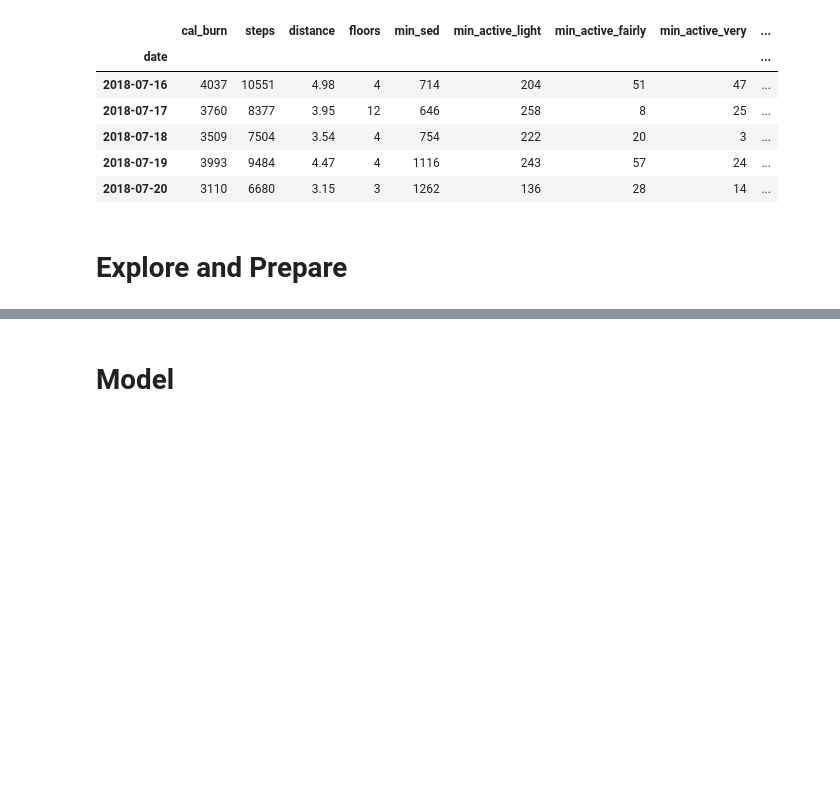
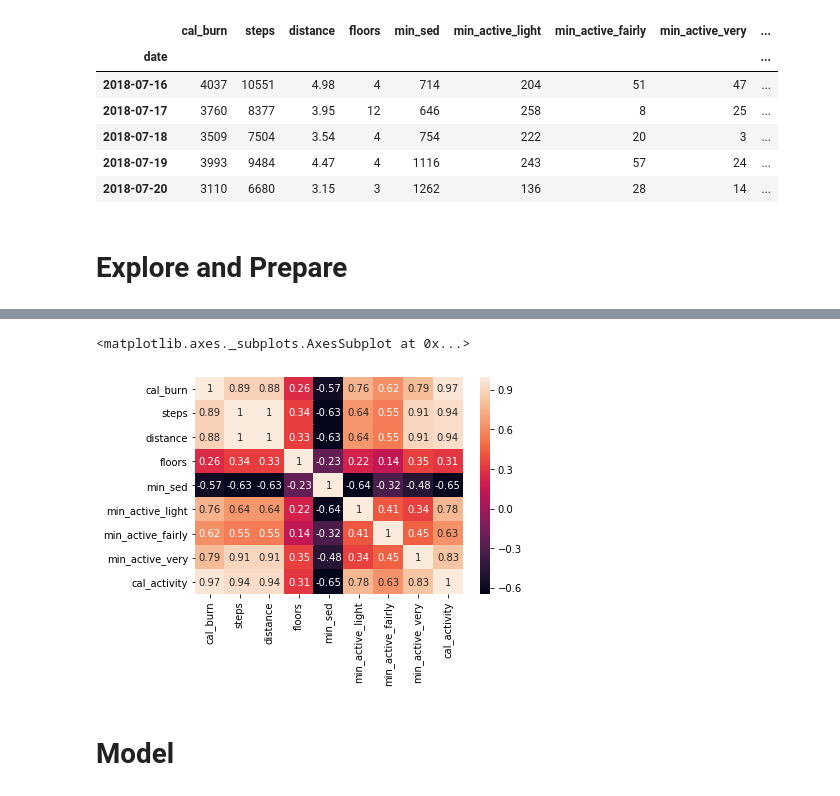
Before and after one commit to BlancoRD/Fitbit-Time-Series, a Jupyter notebook: setup.ipynb, the cells around one changed output, grey strips where cells are left out. Drawn from its saved outputs; the diff is of its cells as text; code cells hidden in the pictures; blank space fills up the shorter version.

```diff
--- a/setup.ipynb
+++ b/setup.ipynb
@@ -318,3 +329,8 @@ plt.plot(test)
+# %%
+sns.heatmap(df.corr(), annot = True)
+# %% [output]
+<matplotlib.axes._subplots.AxesSubplot at 0x...>
+[figure, added]
 # %% [markdown]
 # Model
 # %%
```
Also changed, not shown: parts of 1 cell of this notebook, 2 other files.
